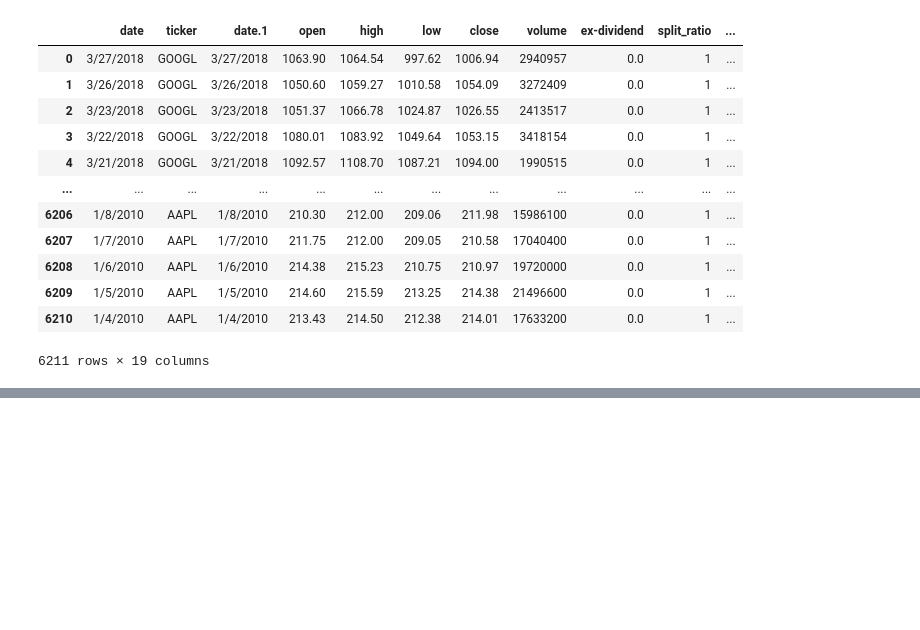
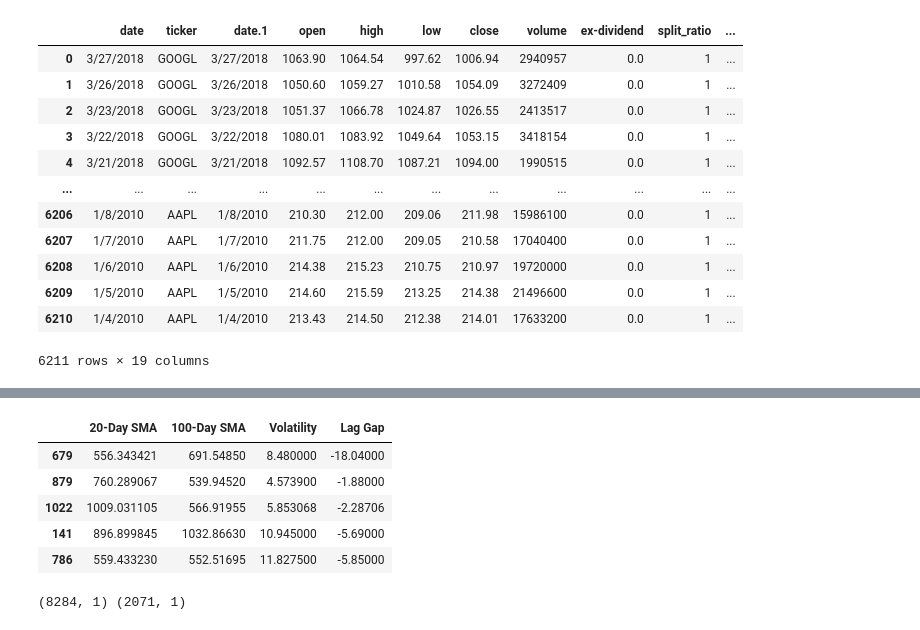
Before and after one commit to allychau/stockmarket, a Jupyter notebook: startdata/StockwithFeatures.ipynb, the cells around one changed output, grey strips where cells are left out. Saved outputs shown, nothing was run; the diff lists cells and outputs as text; code cells hidden in the pictures; blank space fills up the shorter version.

```diff
--- a/startdata/StockwithFeatures.ipynb
+++ b/startdata/StockwithFeatures.ipynb
@@ -19,0 +44,33 @@ df
+# %%
+from sklearn.linear_model import LinearRegression
+from sklearn.model_selection import train_test_split
+
+X_train, X_test, y_train, y_test = train_test_split(X, y, random_state=42)
+X_train.head()
+
+#defining the training/testing data and algortihm randomizes what is the training/testing data. you do not
+#have to specify it.
+# %% [output]
+|  | 20-Day SMA | 100-Day SMA | Volatility | Lag Gap |
+| 679 | 556.343421 | 691.54850 | 8.480000 | -18.04000 |
+| 879 | 760.289067 | 539.94520 | 4.573900 | -1.88000 |
+| 1022 | 1009.031105 | 566.91955 | 5.853068 | -2.28706 |
+| 141 | 896.899845 | 1032.86630 | 10.945000 | -5.69000 |
+| 786 | 559.433230 | 552.51695 | 11.827500 | -5.85000 |
+# %%
+from sklearn.preprocessing import StandardScaler
+X_scaler = StandardScaler().fit(X_train)
+y_scaler = StandardScaler().fit(y_train)
+
+X_train_scaled = X_scaler.transform(X_train)
+X_test_scaled = X_scaler.transform(X_test)
+y_train_scaled = y_scaler.transform(y_train)
+y_test_scaled = y_scaler.transform(y_test)
+
+X = df1[["20-Day SMA", "100-Day SMA", "Volatility", "Lag Gap"]].values.reshape(-1,1)
+y = df1["close"].values.reshape(-1, 1)
+print(X.shape, y.shape)
+
+#scaling the data and re-shape just to be sure
+# %% [output]
+(8284, 1) (2071, 1)
```
Also changed, not shown: parts of 4 cells of this notebook.
